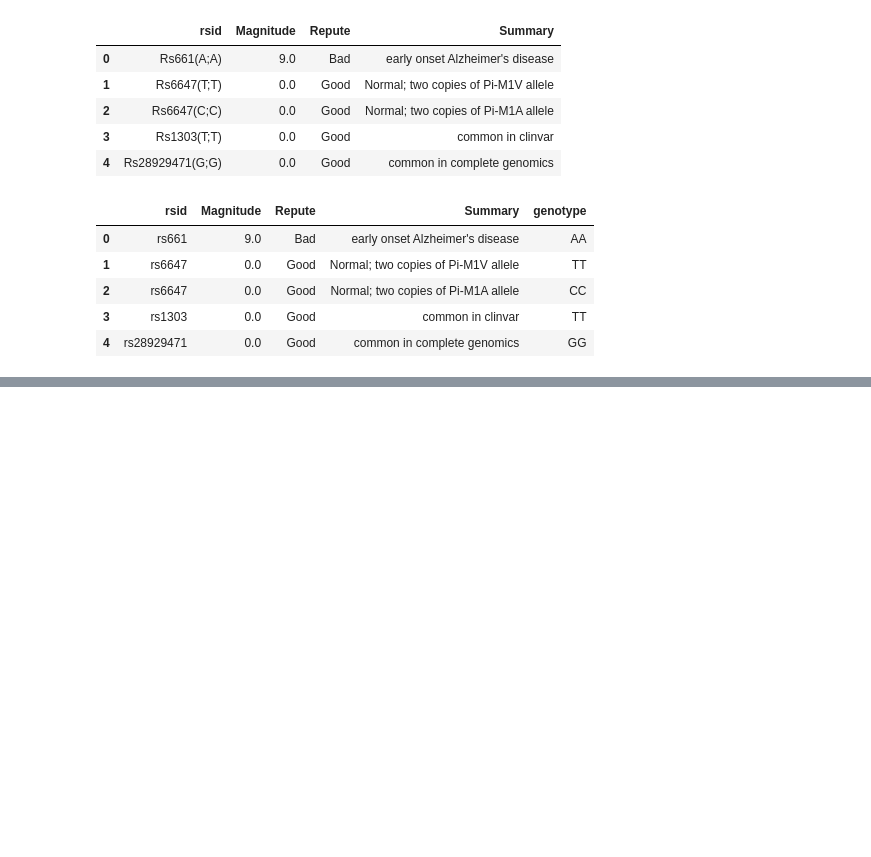
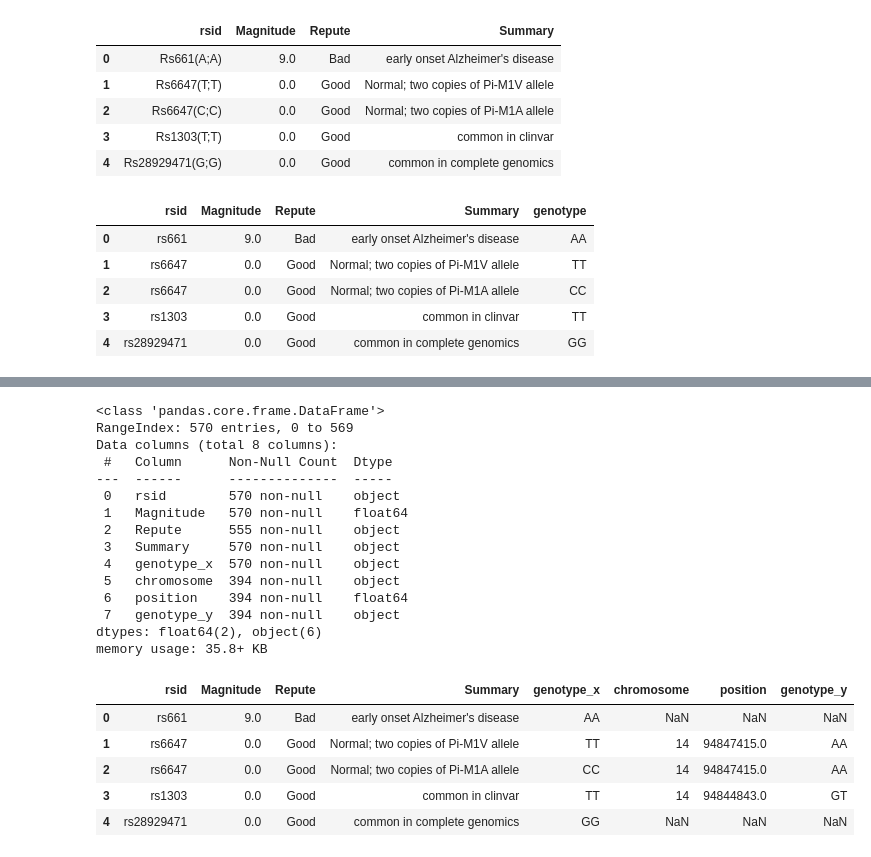
Before and after one commit to nnttluna/genome-decode, a Jupyter notebook: genome_on_ref.ipynb, the cells around one changed output, grey strips where cells are left out. Cells and saved outputs as stored; diff of their text form; code cells hidden in the pictures; blank space fills up the shorter version.

```diff
--- a/genome_on_ref.ipynb
+++ b/genome_on_ref.ipynb
@@ -144,0 +154,28 @@ reference_df.head()
+# %%
+#filtering those snips of genome which have some info in reference dataframe and saving them in another dataframe
+genome.rename(columns={'# rsid':'rsid'}, inplace=True)
+snps_with_info=pd.merge(reference_df,genome, on="rsid", how="left")
+snps_with_info.info()
+snps_with_info.head()
+# %% [output]
+<class 'pandas.core.frame.DataFrame'>
+RangeIndex: 570 entries, 0 to 569
+Data columns (total 8 columns):
+ #   Column      Non-Null Count  Dtype
+---  ------      --------------  -----
+ 0   rsid        570 non-null    object
+ 1   Magnitude   570 non-null    float64
+ 2   Repute      555 non-null    object
+ 3   Summary     570 non-null    object
+ 4   genotype_x  570 non-null    object
+ 5   chromosome  394 non-null    object
+ 6   position    394 non-null    float64
+ 7   genotype_y  394 non-null    object
+dtypes: float64(2), object(6)
+memory usage: 35.8+ KB
+|  | rsid | Magnitude | Repute | Summary | genotype_x | chromosome | position | genotype_y |
+| 0 | rs661 | 9.0 | Bad | early onset Alzheimer's disease | AA | NaN | NaN | NaN |
+| 1 | rs6647 | 0.0 | Good | Normal; two copies of Pi-M1V allele | TT | 14 | 94847415.0 | AA |
+| 2 | rs6647 | 0.0 | Good | Normal; two copies of Pi-M1A allele | CC | 14 | 94847415.0 | AA |
+| 3 | rs1303 | 0.0 | Good | common in clinvar | TT | 14 | 94844843.0 | GT |
+| 4 | rs28929471 | 0.0 | Good | common in complete genomics | GG | NaN | NaN | NaN |
```
Also changed, not shown: parts of 4 cells of this notebook.
